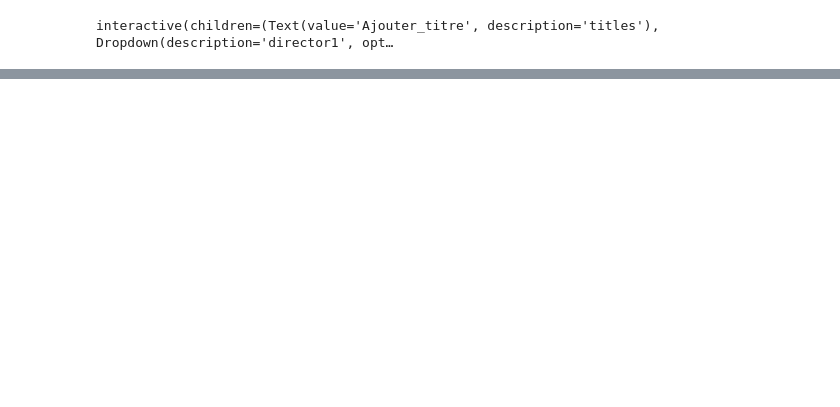
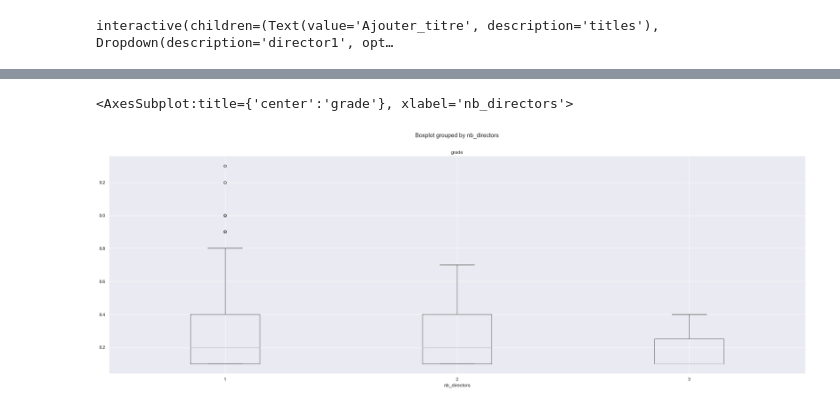
Before and after one commit to art2mkl/projet_IMDB, a Jupyter notebook: Imdb_visulalisation.ipynb, the cells around one changed output, grey strips where cells are left out. Cells and saved outputs as stored; diff of their text form; code cells hidden in the pictures; blank space fills up the shorter version.

```diff
--- a/Imdb_visulalisation.ipynb
+++ b/Imdb_visulalisation.ipynb
@@ -395,0 +413,6 @@ interactive(children=(Text(value='Ajouter_titre', description='titles'), Dropdow
+# %%
+#comparaison des distributions avec un boxplot
+df1.boxplot(column='grade',by='nb_directors')
+# %% [output]
+<AxesSubplot:title={'center':'grade'}, xlabel='nb_directors'>
+[figure, added]
```
Also changed, not shown: parts of 26 cells of this notebook, 1 other file.
